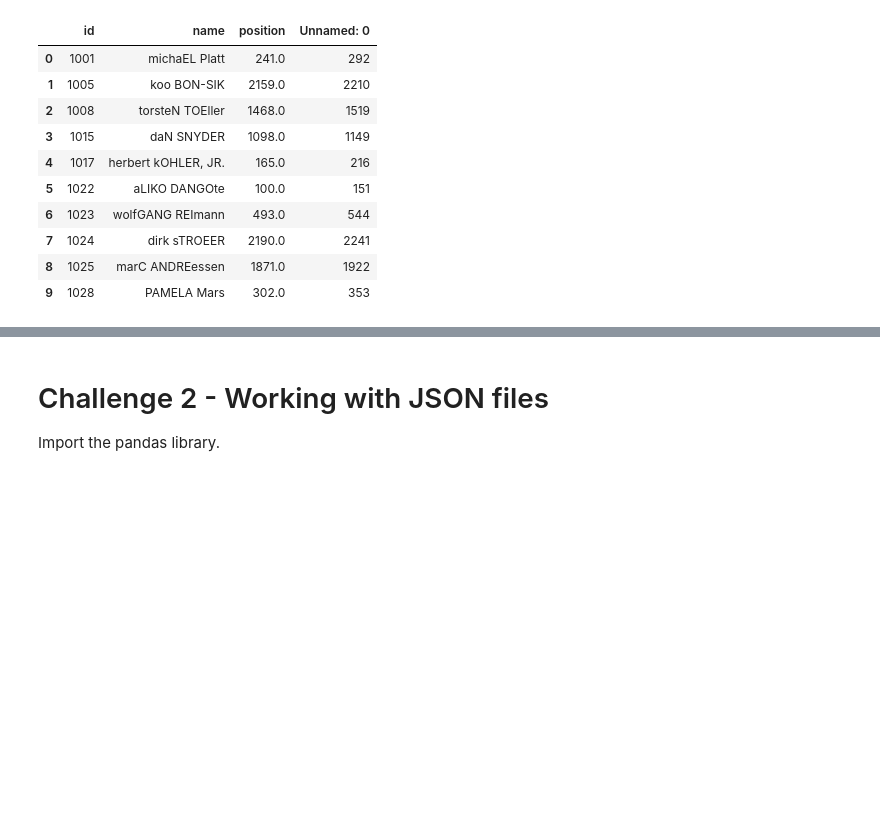
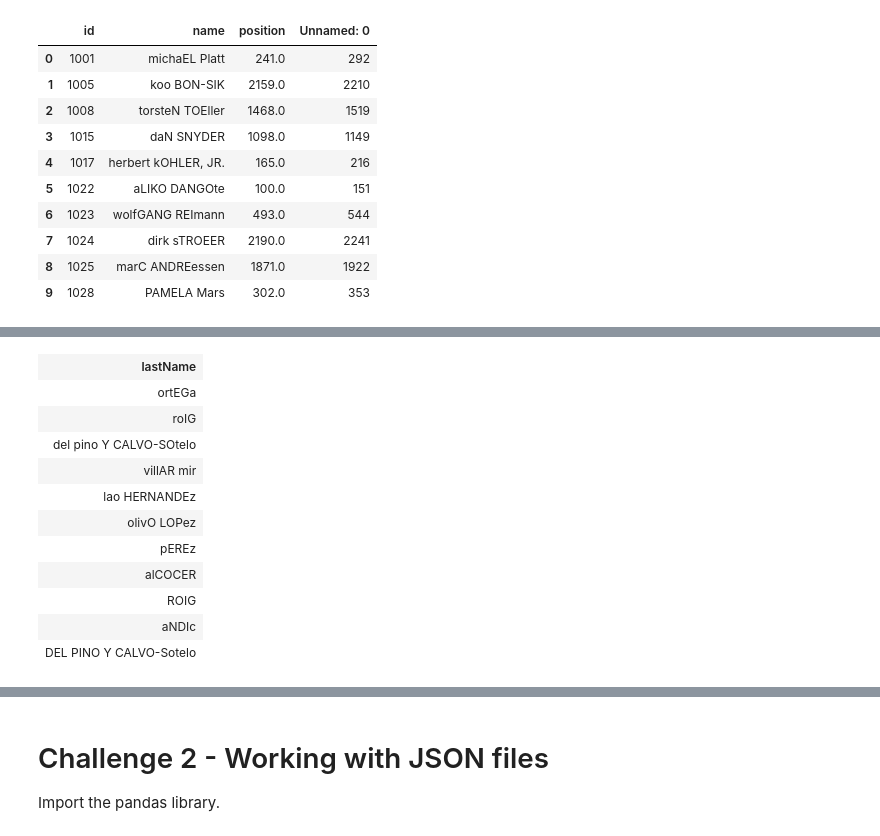
Before and after one commit to ta-data-mad/dataptmad0420, a Jupyter notebook: module-1/importing-exporting-data/your-code/main.ipynb, the cells around one changed output, grey strips where cells are left out. Cells and saved outputs as stored; diff of their text form; code cells hidden in the pictures; blank space fills up the shorter version.

```diff
--- a/module-1/importing-exporting-data/your-code/main.ipynb
+++ b/module-1/importing-exporting-data/your-code/main.ipynb
@@ -112,0 +95,15 @@ ORDER BY titles_published DESC;
+# %%
+spanish
+# %% [output]
+| lastName |
+| ortEGa |
+| roIG |
+| del pino Y CALVO-SOtelo |
+| villAR mir |
+| lao HERNANDEz |
+| olivO LOPez |
+| pEREz |
+| alCOCER |
+| ROIG |
+| aNDIc |
+| DEL PINO Y CALVO-Sotelo |
```
Also changed, not shown: parts of 7 cells of this notebook.
